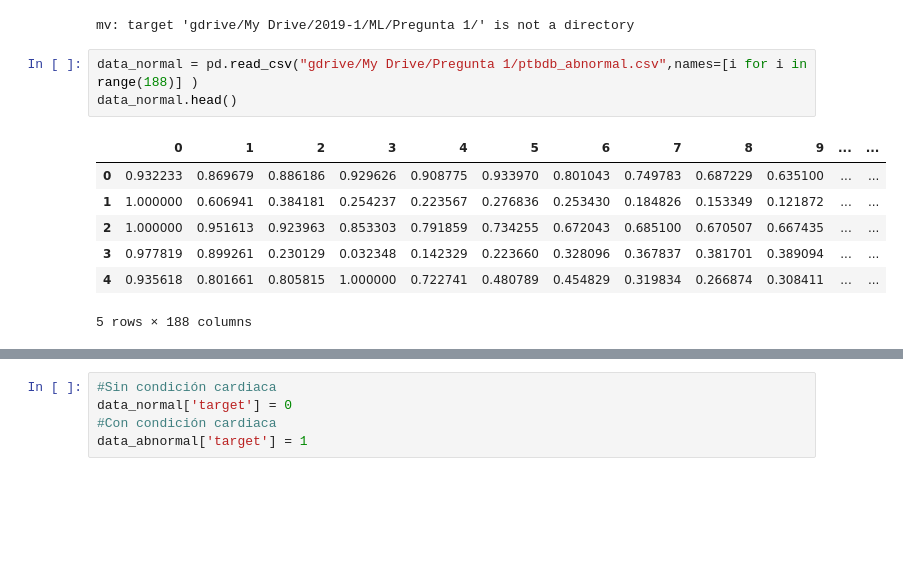
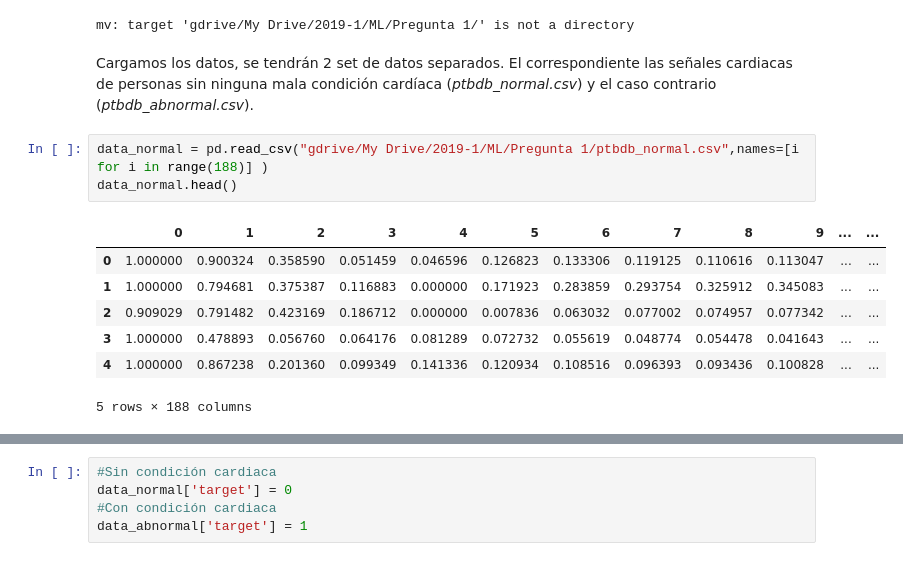
Before and after one commit to rigonzal/ML-2019-1, a Jupyter notebook: Tarea1/Pregunta3.ipynb, the cells around one changed output, grey strips where cells are left out. Cells and saved outputs as stored; diff of their text form; blank space fills up the shorter version.

```diff
--- a/Tarea1/Pregunta3.ipynb
+++ b/Tarea1/Pregunta3.ipynb
@@ -40,15 +46,17 @@ unzip:  cannot find or open gdrive/My Drive/2019-1/ML/Pregunta 1/heartbeat.zip,
 !mv * gdrive/My\ Drive/2019-1/ML/Pregunta\ 1/
 # %% [output]
 mv: target 'gdrive/My Drive/2019-1/ML/Pregunta 1/' is not a directory
+# %% [markdown]
+Cargamos los datos, se tendrán 2 set de datos separados. El correspondiente las señales cardiacas de personas sin ninguna mala condición cardíaca (*ptbdb_normal.csv*) y el caso contrario (*ptbdb_abnormal.csv*).
 # %%
-data_normal = pd.read_csv("gdrive/My Drive/Pregunta 1/ptbdb_abnormal.csv",names=[i for i in range(188)] )
+data_normal = pd.read_csv("gdrive/My Drive/2019-1/ML/Pregunta 1/ptbdb_normal.csv",names=[i for i in range(188)] )
 data_normal.head()
 # %% [output]
 |  | 0 | 1 | 2 | 3 | 4 | 5 | 6 | 7 | 8 | 9 | ... | ... |
-| 0 | 0.932233 | 0.869679 | 0.886186 | 0.929626 | 0.908775 | 0.933970 | 0.801043 | 0.749783 | 0.687229 | 0.635100 | ... | ... |
-| 1 | 1.000000 | 0.606941 | 0.384181 | 0.254237 | 0.223567 | 0.276836 | 0.253430 | 0.184826 | 0.153349 | 0.121872 | ... | ... |
-| 2 | 1.000000 | 0.951613 | 0.923963 | 0.853303 | 0.791859 | 0.734255 | 0.672043 | 0.685100 | 0.670507 | 0.667435 | ... | ... |
-| 3 | 0.977819 | 0.899261 | 0.230129 | 0.032348 | 0.142329 | 0.223660 | 0.328096 | 0.367837 | 0.381701 | 0.389094 | ... | ... |
-| 4 | 0.935618 | 0.801661 | 0.805815 | 1.000000 | 0.722741 | 0.480789 | 0.454829 | 0.319834 | 0.266874 | 0.308411 | ... | ... |
+| 0 | 1.000000 | 0.900324 | 0.358590 | 0.051459 | 0.046596 | 0.126823 | 0.133306 | 0.119125 | 0.110616 | 0.113047 | ... | ... |
+| 1 | 1.000000 | 0.794681 | 0.375387 | 0.116883 | 0.000000 | 0.171923 | 0.283859 | 0.293754 | 0.325912 | 0.345083 | ... | ... |
+| 2 | 0.909029 | 0.791482 | 0.423169 | 0.186712 | 0.000000 | 0.007836 | 0.063032 | 0.077002 | 0.074957 | 0.077342 | ... | ... |
+| 3 | 1.000000 | 0.478893 | 0.056760 | 0.064176 | 0.081289 | 0.072732 | 0.055619 | 0.048774 | 0.054478 | 0.041643 | ... | ... |
+| 4 | 1.000000 | 0.867238 | 0.201360 | 0.099349 | 0.141336 | 0.120934 | 0.108516 | 0.096393 | 0.093436 | 0.100828 | ... | ... |
 5 rows × 188 columns
 # %%
```
Also changed, not shown: parts of 32 cells of this notebook.
